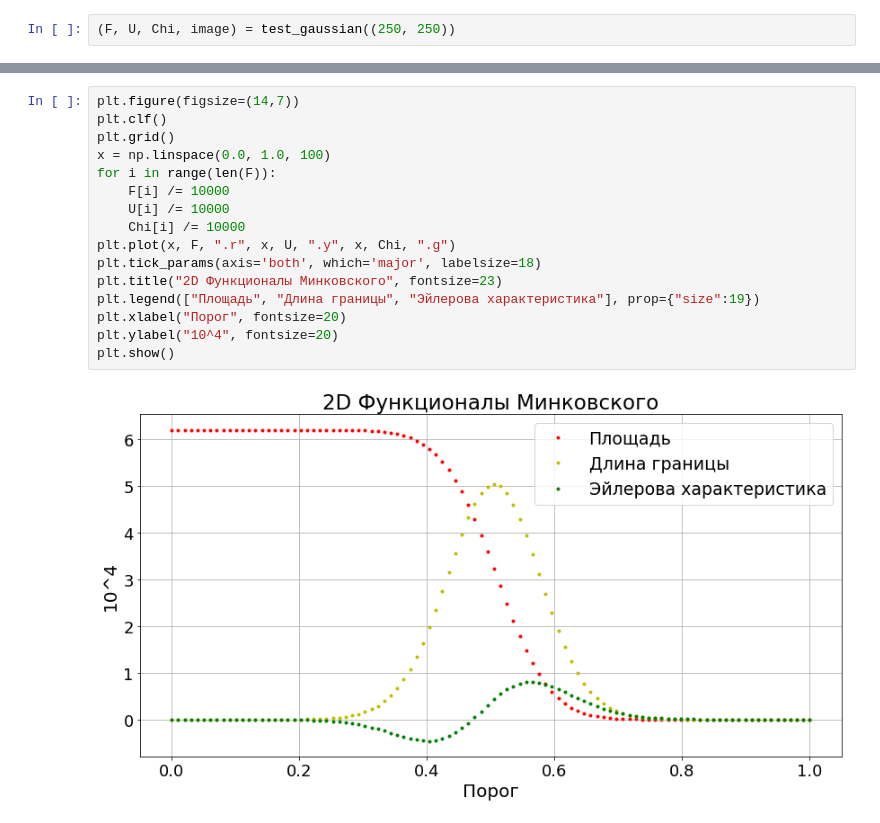
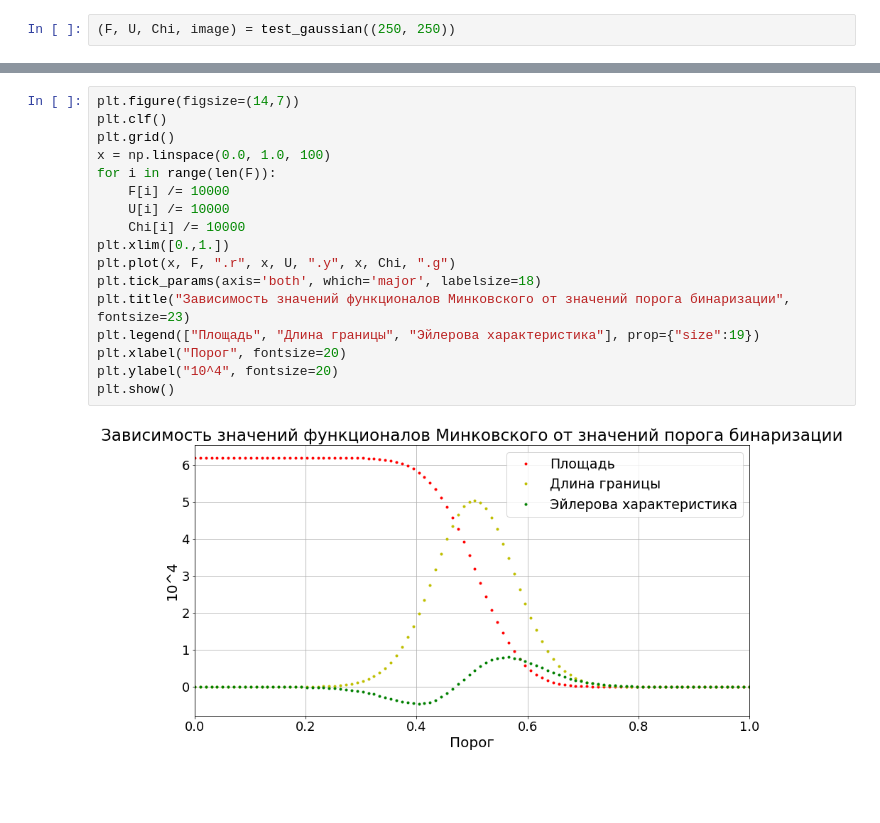
Before and after one commit to razdenand/Try_to_learn_Python, a Jupyter notebook: Minkovsky2D/course.ipynb, the cells around one changed output, grey strips where cells are left out. Saved outputs shown, nothing was run; the diff lists cells and outputs as text; blank space fills up the shorter version.

```diff
--- a/Minkovsky2D/course.ipynb
+++ b/Minkovsky2D/course.ipynb
@@ -166,18 +166,19 @@ plt.show()
 # %%
 plt.figure(figsize=(14,7))
 plt.clf()
 plt.grid()
 x = np.linspace(0.0, 1.0, 100)
 for i in range(len(F)):
     F[i] /= 10000
     U[i] /= 10000
     Chi[i] /= 10000
+plt.xlim([0.,1.])
 plt.plot(x, F, ".r", x, U, ".y", x, Chi, ".g")
 plt.tick_params(axis='both', which='major', labelsize=18)
-plt.title("2D Функционалы Минковского", fontsize=23)
+plt.title("Зависимость значений функционалов Минковского от значений порога бинаризации", fontsize=23)
 plt.legend(["Площадь", "Длина границы", "Эйлерова характеристика"], prop={"size":19})
 plt.xlabel("Порог", fontsize=20)
 plt.ylabel("10^4", fontsize=20)
 plt.show()
 # %% [output]
-[figure, old version]
+[figure, new version]
```
Also changed, not shown: parts of 2 cells of this notebook.
